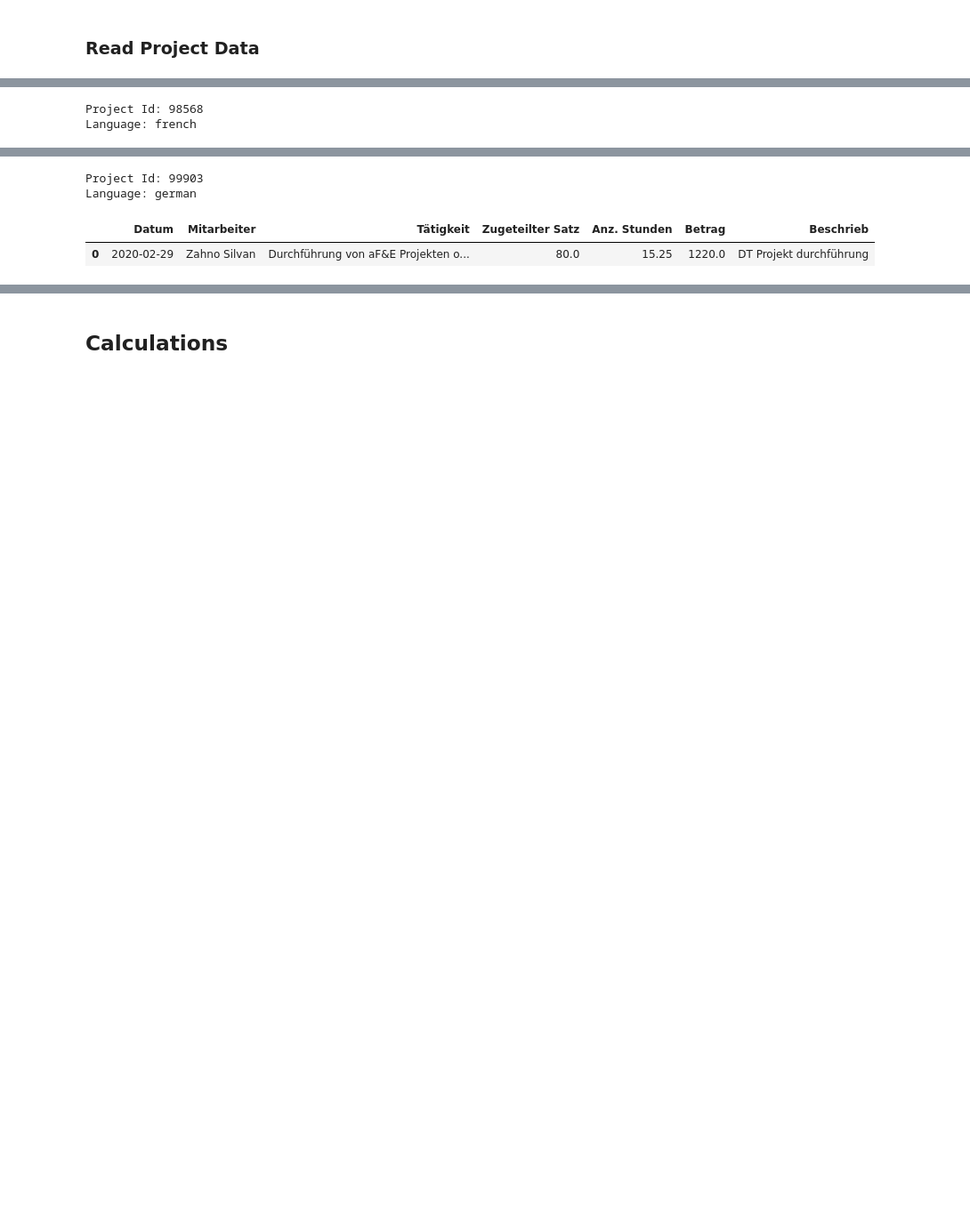
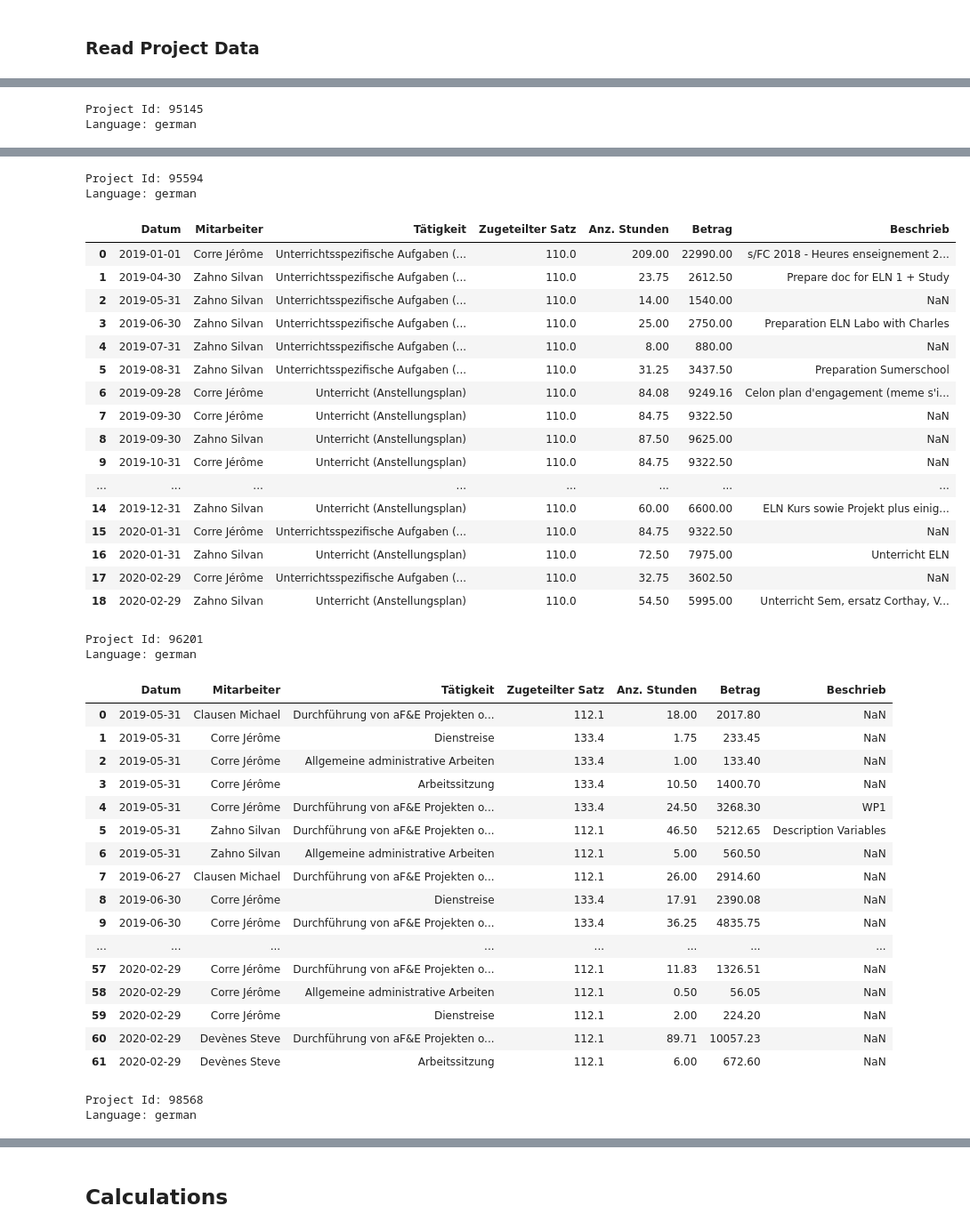
Before and after one commit to tschinz/jupyter_notebook, a Jupyter notebook: 04_HEVS/Dashboard/Dashboard.ipynb, the cells around one changed output, grey strips where cells are left out. Shown at 89% size. Saved outputs shown, nothing was run; the diff lists cells and outputs as text; code cells hidden in the pictures; blank space fills up the shorter version.

```diff
--- a/04_HEVS/Dashboard/Dashboard.ipynb
+++ b/04_HEVS/Dashboard/Dashboard.ipynb
@@ -34,8 +33,6 @@ processor  : Intel64 Family 6 Model 126 Stepping 5, GenuineIntel
 CPU cores  : 8
 interpreter: 64bit
 host name  : zell
-# %%
-verbose = 2
 # %% [markdown]
 ### Configuration
 # %%
@@ -86,7 +82,2 @@ if verbose >= 1:
 # %% [markdown]
 ### Read Project Data
-# %%
-dirlist = os.listdir(inputDir)
-print("Files from directory ", inputDir)
-for file in dirlist:
-    print("  * ", file)
@@ -97,0 +84,2 @@ Files from directory  in\
+# %%
+files = listDir(inputDir, verbose)
@@ -99,7 +96,7 @@ Files from directory  in\
 sageXDfs = []
 projectConfs = []
 
-for file in dirlist:
+for file in files:
   file = inputDir + os.sep + file
 
   # Get Project ID
@@ -114,13 +111,13 @@ for file in dirlist:
   sageXDf.drop(sageXDf.tail(2).index,inplace=True)
 
   # Detect Language
-  if sageXDf.columns[0] == ash_columns['german'][0]:
+  if sageXDf.columns[0] == ashCols['german']['date']:
     lang = 'german'
   else:
     lang = 'french'
 
   # Convert Date to Datetime
-  sageXDf[ash_columns[lang][0]] =  pd.to_datetime(sageXDf[ash_columns[lang][0]], format='%d.%m.%Y')
+  sageXDf[ashCols[lang]['date']] =  pd.to_datetime(sageXDf[ashCols[lang]['date']], format='%d.%m.%Y')
 
   # Display
   if verbose >= 2:
@@ -153,2 +150,2 @@ Language: german
-Project Id: 98568
-Language: french
+Project Id: 95145
+Language: german
@@ -172,4 +169,40 @@ Language: french
-Project Id: 99903
+Project Id: 95594
 Language: german
 |  | Datum | Mitarbeiter | Tätigkeit | Zugeteilter Satz | Anz. Stunden | Betrag | Beschrieb |
-| 0 | 2020-02-29 | Zahno Silvan | Durchführung von aF&E Projekten o... | 80.0 | 15.25 | 1220.0 | DT Projekt durchführung |
+| 0 | 2019-01-01 | Corre Jérôme | Unterrichtsspezifische Aufgaben (... | 110.0 | 209.00 | 22990.00 | s/FC 2018 - Heures enseignement 2... |
+| 1 | 2019-04-30 | Zahno Silvan | Unterrichtsspezifische Aufgaben (... | 110.0 | 23.75 | 2612.50 | Prepare doc for ELN 1 + Study |
+| 2 | 2019-05-31 | Zahno Silvan | Unterrichtsspezifische Aufgaben (... | 110.0 | 14.00 | 1540.00 | NaN |
+| 3 | 2019-06-30 | Zahno Silvan | Unterrichtsspezifische Aufgaben (... | 110.0 | 25.00 | 2750.00 | Preparation ELN Labo with Charles |
+| 4 | 2019-07-31 | Zahno Silvan | Unterrichtsspezifische Aufgaben (... | 110.0 | 8.00 | 880.00 | NaN |
+| 5 | 2019-08-31 | Zahno Silvan | Unterrichtsspezifische Aufgaben (... | 110.0 | 31.25 | 3437.50 | Preparation Sumerschool |
+| 6 | 2019-09-28 | Corre Jérôme | Unterricht (Anstellungsplan) | 110.0 | 84.08 | 9249.16 | Celon plan d'engagement (meme s'i... |
+| 7 | 2019-09-30 | Corre Jérôme | Unterricht (Anstellungsplan) | 110.0 | 84.75 | 9322.50 | NaN |
+| 8 | 2019-09-30 | Zahno Silvan | Unterricht (Anstellungsplan) | 110.0 | 87.50 | 9625.00 | NaN |
+| 9 | 2019-10-31 | Corre Jérôme | Unterricht (Anstellungsplan) | 110.0 | 84.75 | 9322.50 | NaN |
+| ... | ... | ... | ... | ... | ... | ... | ... |
+| 14 | 2019-12-31 | Zahno Silvan | Unterricht (Anstellungsplan) | 110.0 | 60.00 | 6600.00 | ELN Kurs sowie Projekt plus einig... |
+| 15 | 2020-01-31 | Corre Jérôme | Unterrichtsspezifische Aufgaben (... | 110.0 | 84.75 | 9322.50 | NaN |
+| 16 | 2020-01-31 | Zahno Silvan | Unterricht (Anstellungsplan) | 110.0 | 72.50 | 7975.00 | Unterricht ELN |
+| 17 | 2020-02-29 | Corre Jérôme | Unterrichtsspezifische Aufgaben (... | 110.0 | 32.75 | 3602.50 | NaN |
+| 18 | 2020-02-29 | Zahno Silvan | Unterricht (Anstellungsplan) | 110.0 | 54.50 | 5995.00 | Unterricht Sem, ersatz Corthay, V... |
+Project Id: 96201
+Language: german
+|  | Datum | Mitarbeiter | Tätigkeit | Zugeteilter Satz | Anz. Stunden | Betrag | Beschrieb |
+| 0 | 2019-05-31 | Clausen Michael | Durchführung von aF&E Projekten o... | 112.1 | 18.00 | 2017.80 | NaN |
+| 1 | 2019-05-31 | Corre Jérôme | Dienstreise | 133.4 | 1.75 | 233.45 | NaN |
+| 2 | 2019-05-31 | Corre Jérôme | Allgemeine administrative Arbeiten | 133.4 | 1.00 | 133.40 | NaN |
+| 3 | 2019-05-31 | Corre Jérôme | Arbeitssitzung | 133.4 | 10.50 | 1400.70 | NaN |
+| 4 | 2019-05-31 | Corre Jérôme | Durchführung von aF&E Projekten o... | 133.4 | 24.50 | 3268.30 | WP1 |
+| 5 | 2019-05-31 | Zahno Silvan | Durchführung von aF&E Projekten o... | 112.1 | 46.50 | 5212.65 | Description Variables |
+| 6 | 2019-05-31 | Zahno Silvan | Allgemeine administrative Arbeiten | 112.1 | 5.00 | 560.50 | NaN |
+| 7 | 2019-06-27 | Clausen Michael | Durchführung von aF&E Projekten o... | 112.1 | 26.00 | 2914.60 | NaN |
+| 8 | 2019-06-30 | Corre Jérôme | Dienstreise | 133.4 | 17.91 | 2390.08 | NaN |
+| 9 | 2019-06-30 | Corre Jérôme | Durchführung von aF&E Projekten o... | 133.4 | 36.25 | 4835.75 | NaN |
+| ... | ... | ... | ... | ... | ... | ... | ... |
+| 57 | 2020-02-29 | Corre Jérôme | Durchführung von aF&E Projekten o... | 112.1 | 11.83 | 1326.51 | NaN |
+| 58 | 2020-02-29 | Corre Jérôme | Allgemeine administrative Arbeiten | 112.1 | 0.50 | 56.05 | NaN |
+| 59 | 2020-02-29 | Corre Jérôme | Dienstreise | 112.1 | 2.00 | 224.20 | NaN |
+| 60 | 2020-02-29 | Devènes Steve | Durchführung von aF&E Projekten o... | 112.1 | 89.71 | 10057.23 | NaN |
+| 61 | 2020-02-29 | Devènes Steve | Arbeitssitzung | 112.1 | 6.00 | 672.60 | NaN |
+Project Id: 98568
+Language: german
```
Also changed, not shown: parts of 25 cells of this notebook, 11 other files.
